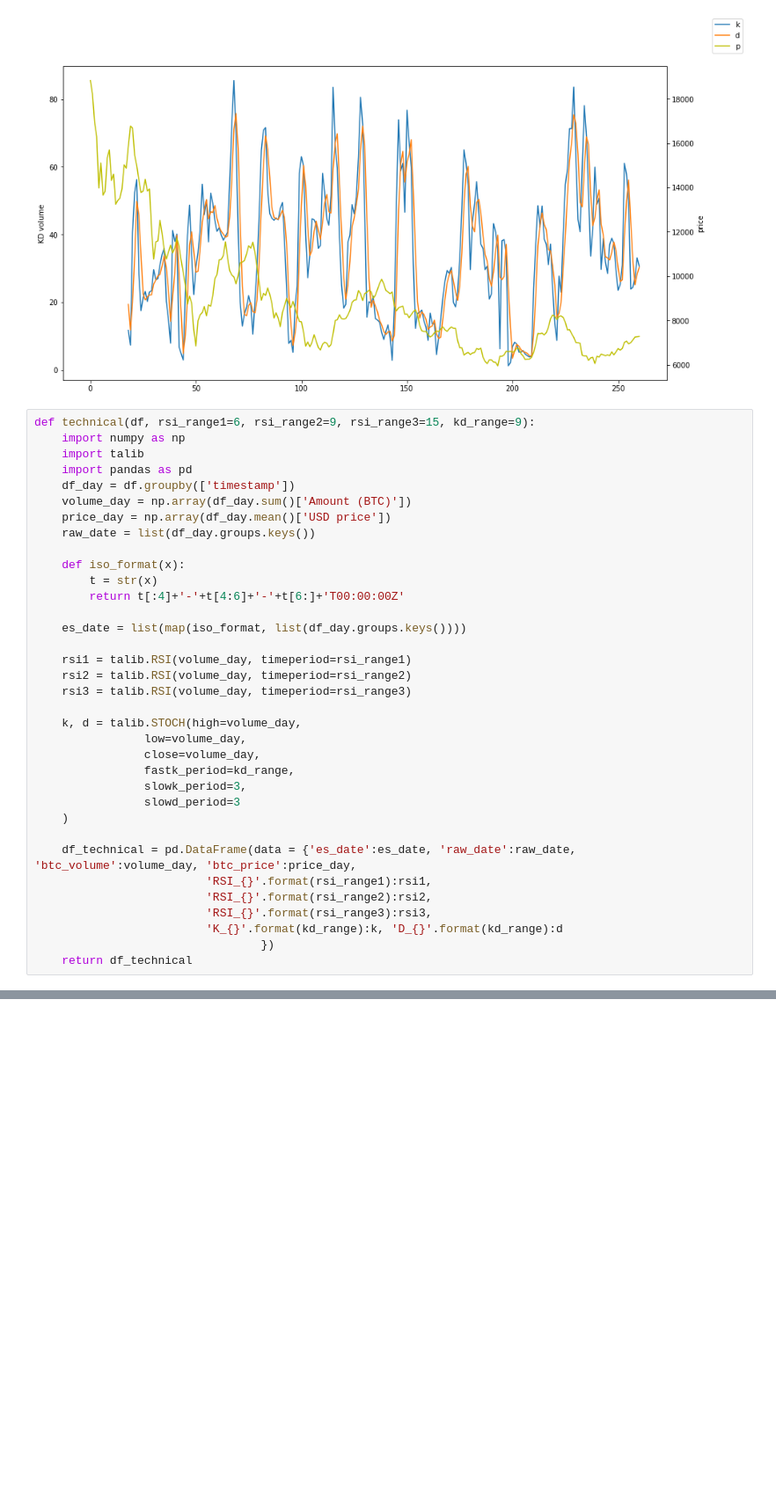
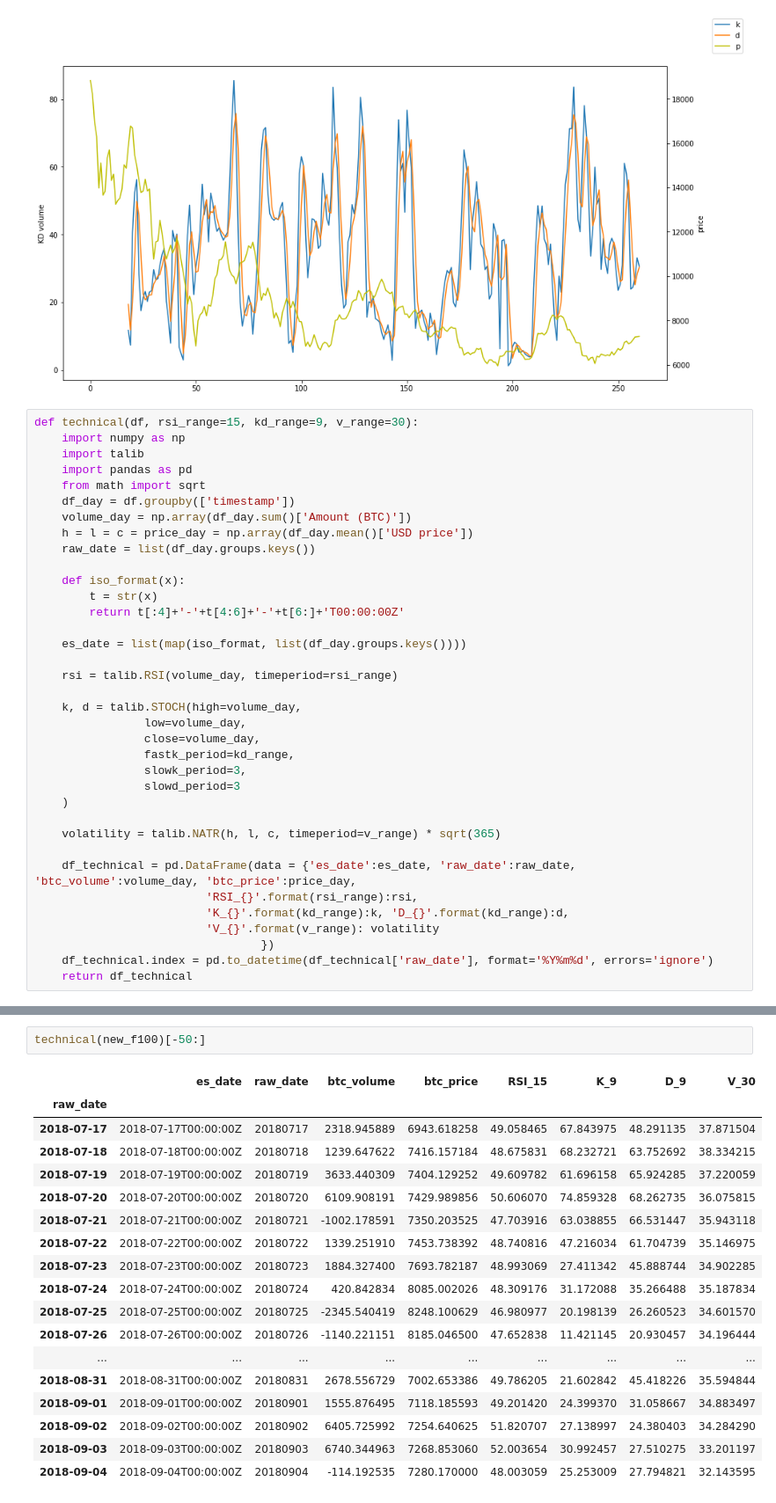
Before and after one commit to gary136/Work_files, a Jupyter notebook: ta_lib_t.ipynb, the cells around one changed output, grey strips where cells are left out. Shown at 88% size. Drawn from its saved outputs; the diff is of its cells as text; blank space fills up the shorter version.

```diff
--- a/ta_lib_t.ipynb
+++ b/ta_lib_t.ipynb
@@ -410,13 +382,14 @@ kd_series(1300, 1600, 15)
 # %% [output]
 [figure]
 # %%
-def technical(df, rsi_range1=6, rsi_range2=9, rsi_range3=15, kd_range=9):
+def technical(df, rsi_range=15, kd_range=9, v_range=30):
     import numpy as np
     import talib
     import pandas as pd
+    from math import sqrt
     df_day = df.groupby(['timestamp'])
     volume_day = np.array(df_day.sum()['Amount (BTC)'])
-    price_day = np.array(df_day.mean()['USD price'])
+    h = l = c = price_day = np.array(df_day.mean()['USD price'])
     raw_date = list(df_day.groups.keys())
 
     def iso_format(x):
@@ -425,9 +398,7 @@ def technical(df, rsi_range1=6, rsi_range2=9, rsi_range3=15, kd_range=9):
 
     es_date = list(map(iso_format, list(df_day.groups.keys())))
 
-    rsi1 = talib.RSI(volume_day, timeperiod=rsi_range1)
-    rsi2 = talib.RSI(volume_day, timeperiod=rsi_range2)
-    rsi3 = talib.RSI(volume_day, timeperiod=rsi_range3)
+    rsi = talib.RSI(volume_day, timeperiod=rsi_range)
 
     k, d = talib.STOCH(high=volume_day,
                 low=volume_day,
@@ -437,10 +408,12 @@ def technical(df, rsi_range1=6, rsi_range2=9, rsi_range3=15, kd_range=9):
                 slowd_period=3
     )
 
+    volatility = talib.NATR(h, l, c, timeperiod=v_range) * sqrt(365)
+
     df_technical = pd.DataFrame(data = {'es_date':es_date, 'raw_date':raw_date, 'btc_volume':volume_day, 'btc_price':price_day,
-                         'RSI_{}'.format(rsi_range1):rsi1,
-                         'RSI_{}'.format(rsi_range2):rsi2,
-                         'RSI_{}'.format(rsi_range3):rsi3,
-                         'K_{}'.format(kd_range):k, 'D_{}'.format(kd_range):d
+                         'RSI_{}'.format(rsi_range):rsi,
+                         'K_{}'.format(kd_range):k, 'D_{}'.format(kd_range):d,
+                         'V_{}'.format(v_range): volatility
                                  })
+    df_technical.index = pd.to_datetime(df_technical['raw_date'], format='%Y%m%d', errors='ignore')
     return df_technical
@@ -463,0 +420,21 @@ index does not exist, creating index
+# %%
+technical(new_f100)[-50:]
+# %% [output]
+|  | es_date | raw_date | btc_volume | btc_price | RSI_15 | K_9 | D_9 | V_30 |
+| raw_date |  |  |  |  |  |  |  |  |
+| 2018-07-17 | 2018-07-17T00:00:00Z | 20180717 | 2318.945889 | 6943.618258 | 49.058465 | 67.843975 | 48.291135 | 37.871504 |
+| 2018-07-18 | 2018-07-18T00:00:00Z | 20180718 | 1239.647622 | 7416.157184 | 48.675831 | 68.232721 | 63.752692 | 38.334215 |
+| 2018-07-19 | 2018-07-19T00:00:00Z | 20180719 | 3633.440309 | 7404.129252 | 49.609782 | 61.696158 | 65.924285 | 37.220059 |
+| 2018-07-20 | 2018-07-20T00:00:00Z | 20180720 | 6109.908191 | 7429.989856 | 50.606070 | 74.859328 | 68.262735 | 36.075815 |
+| 2018-07-21 | 2018-07-21T00:00:00Z | 20180721 | -1002.178591 | 7350.203525 | 47.703916 | 63.038855 | 66.531447 | 35.943118 |
+| 2018-07-22 | 2018-07-22T00:00:00Z | 20180722 | 1339.251910 | 7453.738392 | 48.740816 | 47.216034 | 61.704739 | 35.146975 |
+| 2018-07-23 | 2018-07-23T00:00:00Z | 20180723 | 1884.327400 | 7693.782187 | 48.993069 | 27.411342 | 45.888744 | 34.902285 |
+| 2018-07-24 | 2018-07-24T00:00:00Z | 20180724 | 420.842834 | 8085.002026 | 48.309176 | 31.172088 | 35.266488 | 35.187834 |
+| 2018-07-25 | 2018-07-25T00:00:00Z | 20180725 | -2345.540419 | 8248.100629 | 46.980977 | 20.198139 | 26.260523 | 34.601570 |
+| 2018-07-26 | 2018-07-26T00:00:00Z | 20180726 | -1140.221151 | 8185.046500 | 47.652838 | 11.421145 | 20.930457 | 34.196444 |
+| ... | ... | ... | ... | ... | ... | ... | ... | ... |
+| 2018-08-31 | 2018-08-31T00:00:00Z | 20180831 | 2678.556729 | 7002.653386 | 49.786205 | 21.602842 | 45.418226 | 35.594844 |
+| 2018-09-01 | 2018-09-01T00:00:00Z | 20180901 | 1555.876495 | 7118.185593 | 49.201420 | 24.399370 | 31.058667 | 34.883497 |
+| 2018-09-02 | 2018-09-02T00:00:00Z | 20180902 | 6405.725992 | 7254.640625 | 51.820707 | 27.138997 | 24.380403 | 34.284290 |
+| 2018-09-03 | 2018-09-03T00:00:00Z | 20180903 | 6740.344963 | 7268.853060 | 52.003654 | 30.992457 | 27.510275 | 33.201197 |
+| 2018-09-04 | 2018-09-04T00:00:00Z | 20180904 | -114.192535 | 7280.170000 | 48.003059 | 25.253009 | 27.794821 | 32.143595 |
```
Also changed, not shown: parts of 20 cells of this notebook, 30 other files.
